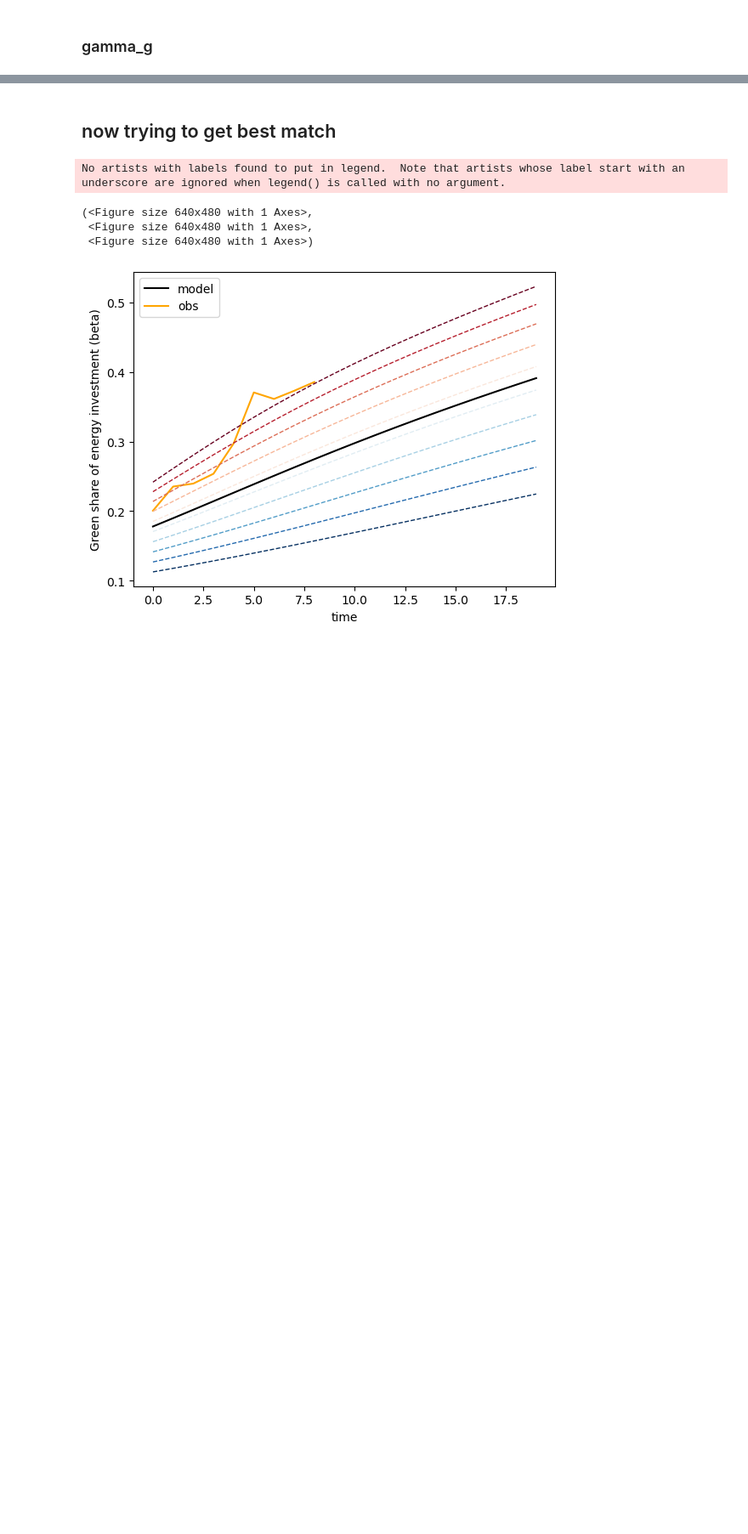
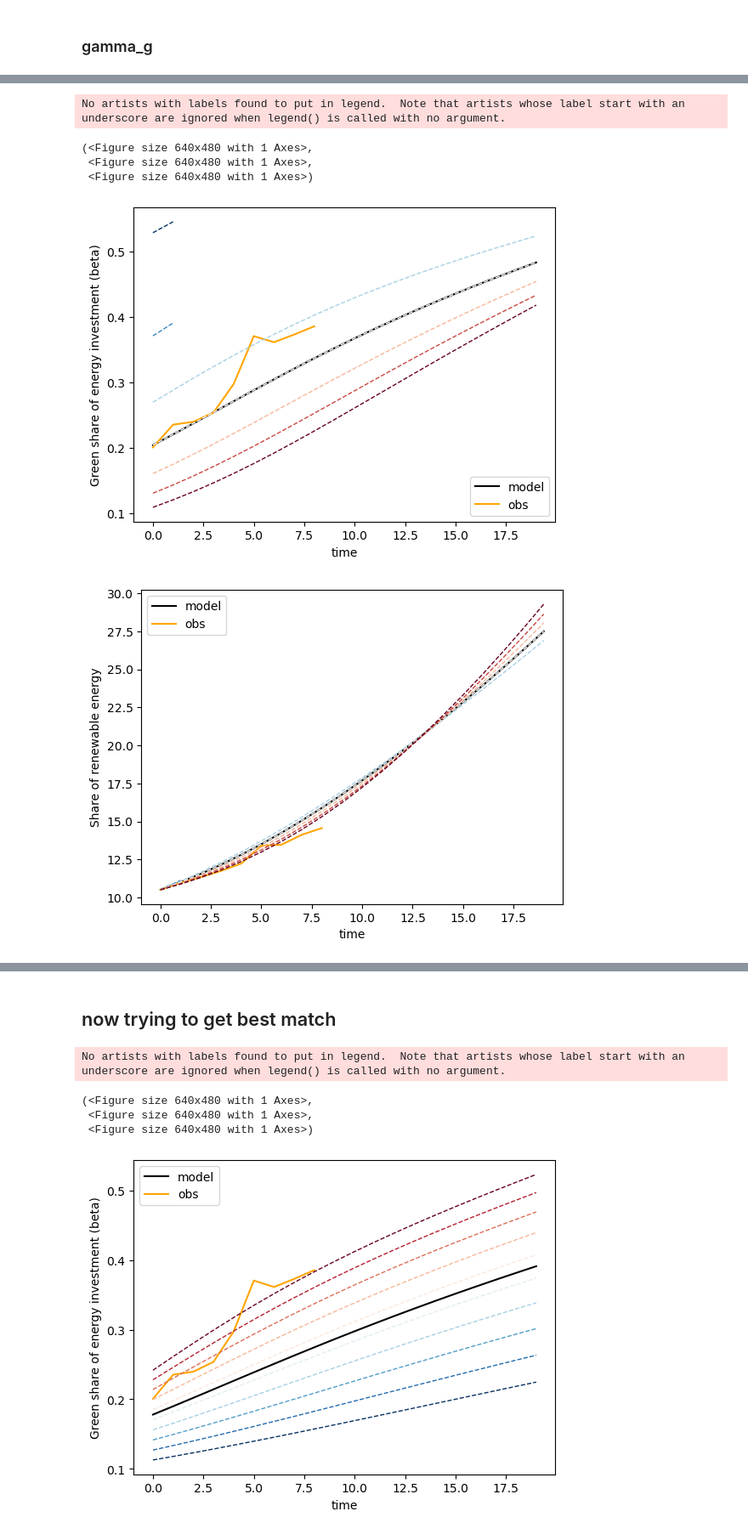
Before and after one commit to fedef17/Spectre, a Jupyter notebook: simple_macro_tuning.ipynb, the cells around one changed output, grey strips where cells are left out. Shown at 85% size. Drawn from its saved outputs; the diff is of its cells as text; code cells hidden in the pictures; blank space fills up the shorter version.

```diff
--- a/simple_macro_tuning.ipynb
+++ b/simple_macro_tuning.ipynb
@@ -67,0 +70,10 @@ No artists with labels found to put in legend.  Note that artists whose label st
+# %%
+out = lef.calc_sens_param('gamma_f', var_range = [0.2, 0.8], n_pert = 7, params = params, inicond = inicond)
+lef.plot_sens_param(*out)
+# %% [output]
+No artists with labels found to put in legend.  Note that artists whose label start with an underscore are ignored when legend() is called with no argument.
+(<Figure size 640x480 with 1 Axes>,
+ <Figure size 640x480 with 1 Axes>,
+ <Figure size 640x480 with 1 Axes>)
+[figure, added]
+[figure, added]
```
Also changed, not shown: parts of 6 cells of this notebook, 3 other files.
